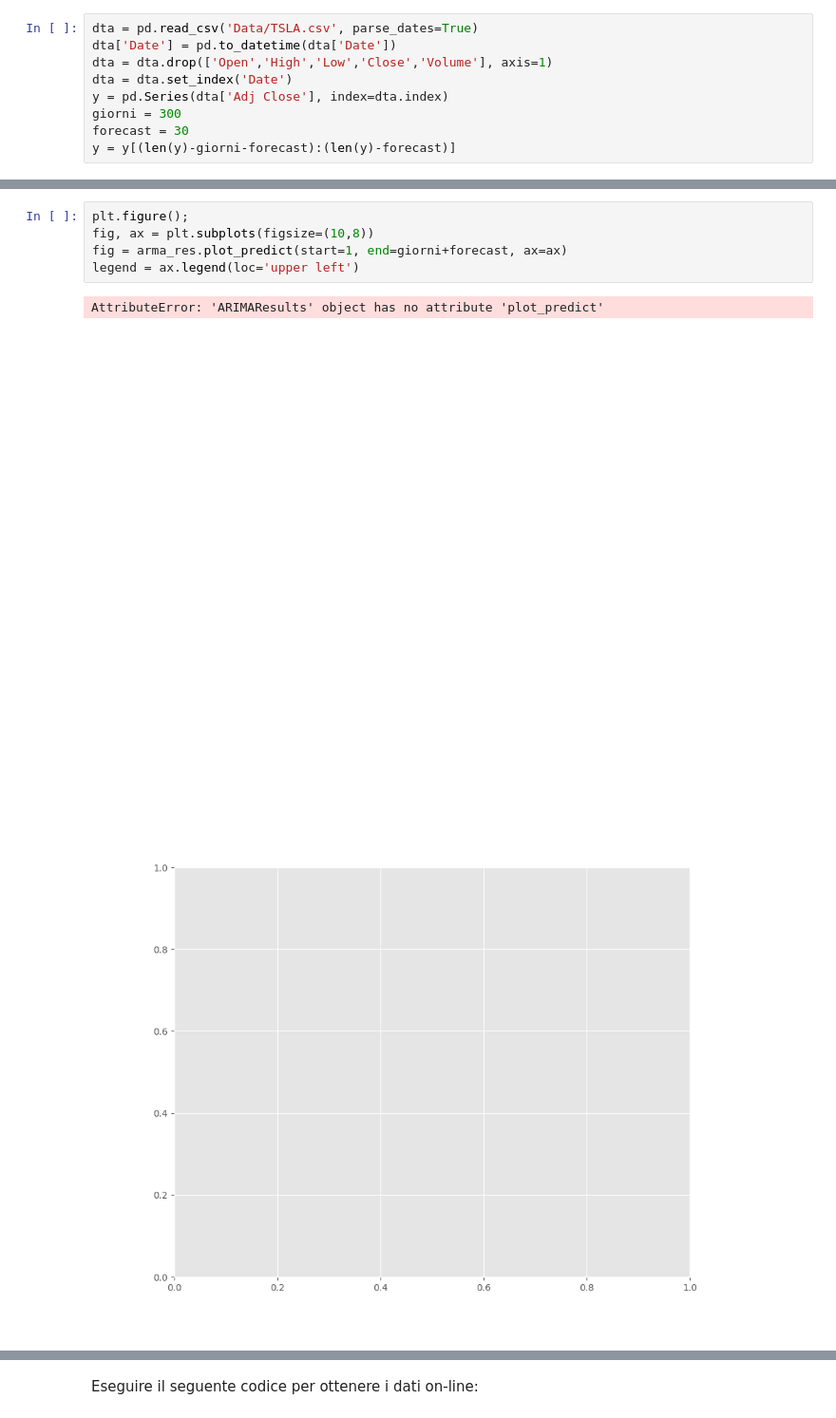
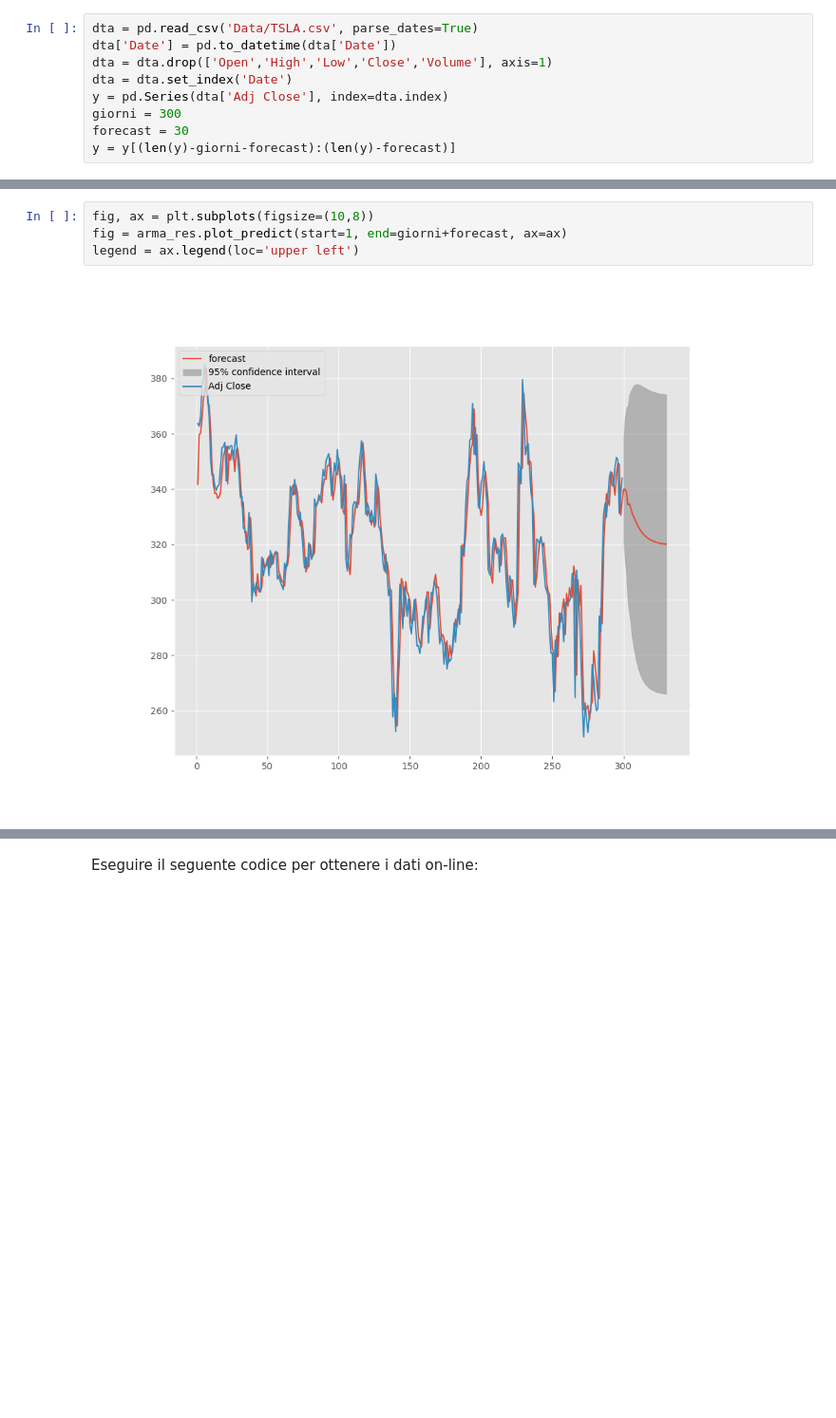
Before and after one commit to giorgiobella/TradingAlgoritmico, a Jupyter notebook: TechLab - Trading Algoritmico Pt-3.ipynb, the cells around one changed output, grey strips where cells are left out. Shown at 95% size. Drawn from its saved outputs; the diff is of its cells as text; blank space fills up the shorter version.

Commit message:
Plot Fixe

```diff
--- a/TechLab - Trading Algoritmico Pt-3.ipynb
+++ b/TechLab - Trading Algoritmico Pt-3.ipynb
@@ -75,12 +85,9 @@ Name: Adj Close, dtype: float64
 # %%
-plt.figure();
 fig, ax = plt.subplots(figsize=(10,8))
 fig = arma_res.plot_predict(start=1, end=giorni+forecast, ax=ax)
 legend = ax.legend(loc='upper left')
 # %% [output]
-AttributeError: 'ARIMAResults' object has no attribute 'plot_predict'
-[figure, old version]
+[figure, new version]
-[figure, removed]
 # %%
 plt.figure();
 dta['Adj Close'].plot()
```
Also changed, not shown: parts of 7 cells of this notebook, 1 other file.
